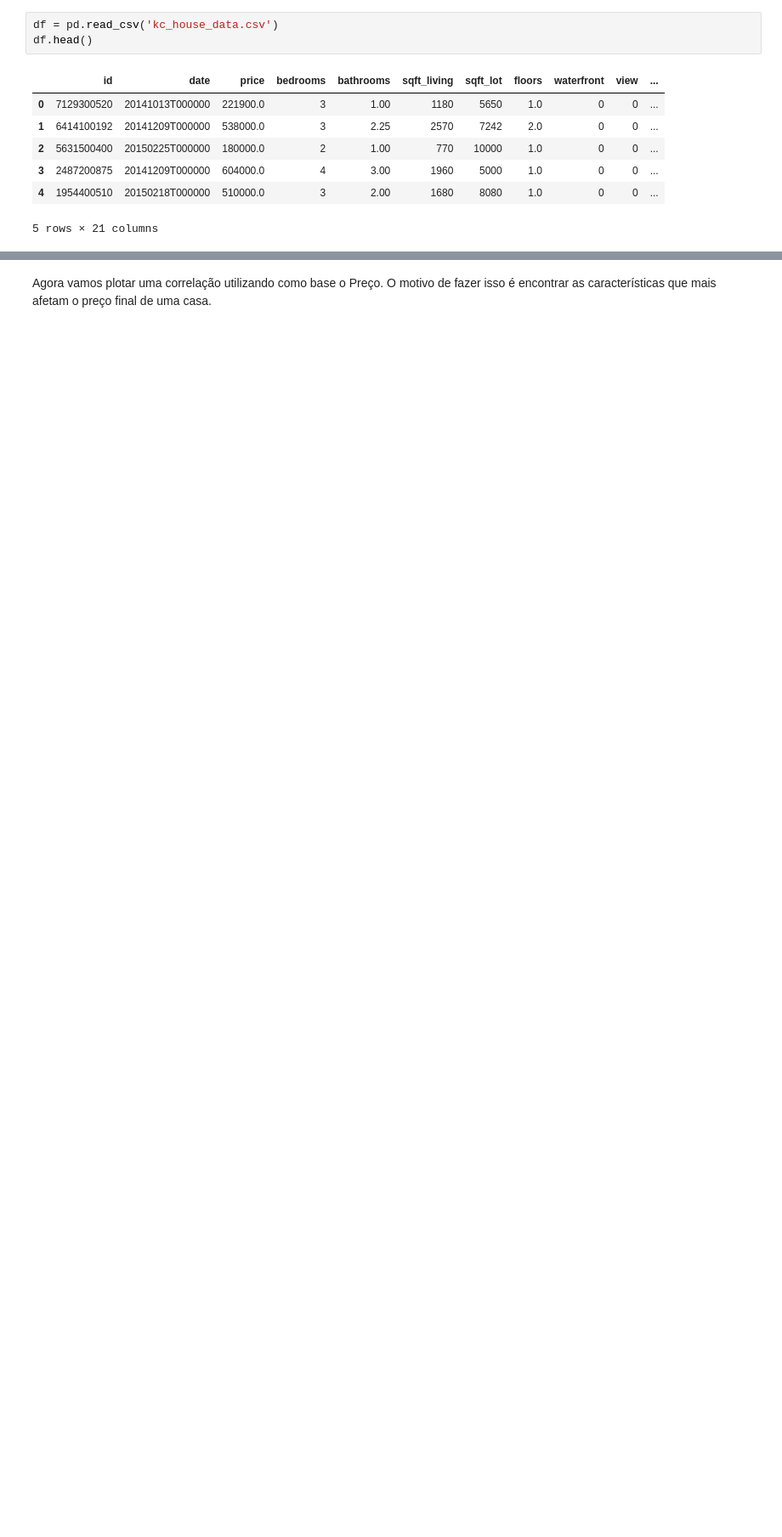
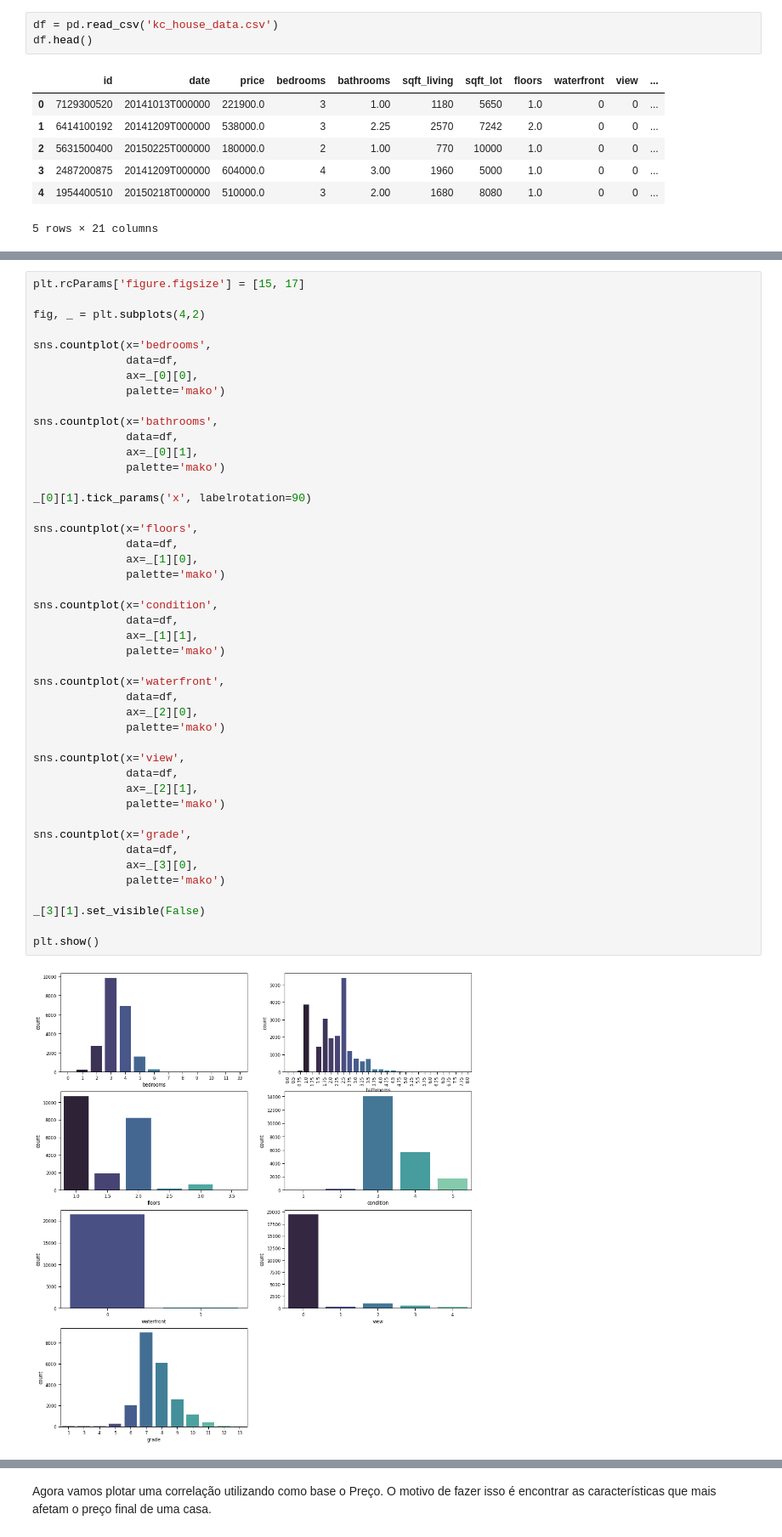
Before and after one commit to cmanfeed/Data-Analytics, a Jupyter notebook: House Sales in King County, USA/House Sales in King County, USA.ipynb, the cells around one changed output, grey strips where cells are left out. Shown at 85% size. Cells and saved outputs as stored; diff of their text form; blank space fills up the shorter version.

```diff
--- a/House Sales in King County, USA/House Sales in King County, USA.ipynb
+++ b/House Sales in King County, USA/House Sales in King County, USA.ipynb
@@ -66,0 +30,47 @@ df.sort_values(by='zipcode')
+# %%
+plt.rcParams['figure.figsize'] = [15, 17]
+
+fig, _ = plt.subplots(4,2)
+
+sns.countplot(x='bedrooms',
+              data=df,
+              ax=_[0][0],
+              palette='mako')
+
+sns.countplot(x='bathrooms',
+              data=df,
+              ax=_[0][1],
+              palette='mako')
+
+_[0][1].tick_params('x', labelrotation=90)
+
+sns.countplot(x='floors',
+              data=df,
+              ax=_[1][0],
+              palette='mako')
+
+sns.countplot(x='condition',
+              data=df,
+              ax=_[1][1],
+              palette='mako')
+
+sns.countplot(x='waterfront',
+              data=df,
+              ax=_[2][0],
+              palette='mako')
+
+sns.countplot(x='view',
+              data=df,
+              ax=_[2][1],
+              palette='mako')
+
+sns.countplot(x='grade',
+              data=df,
+              ax=_[3][0],
+              palette='mako')
+
+_[3][1].set_visible(False)
+
+plt.show()
+# %% [output]
+[figure, added]
```
Also changed, not shown: parts of 77 cells of this notebook.
